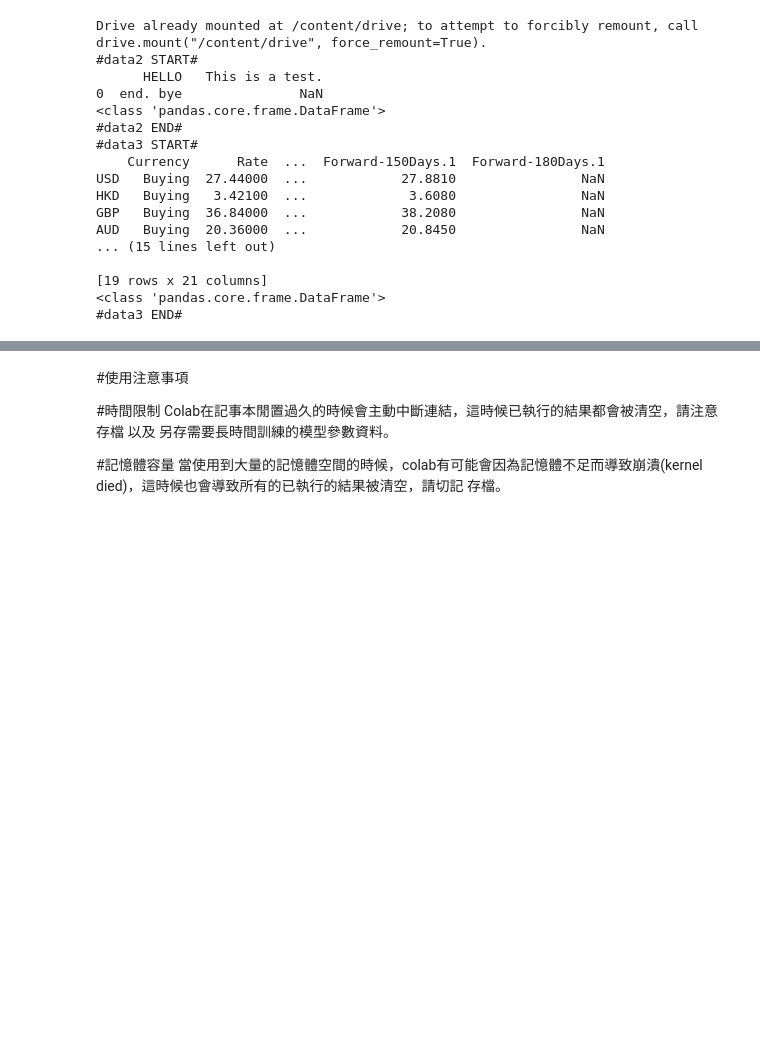
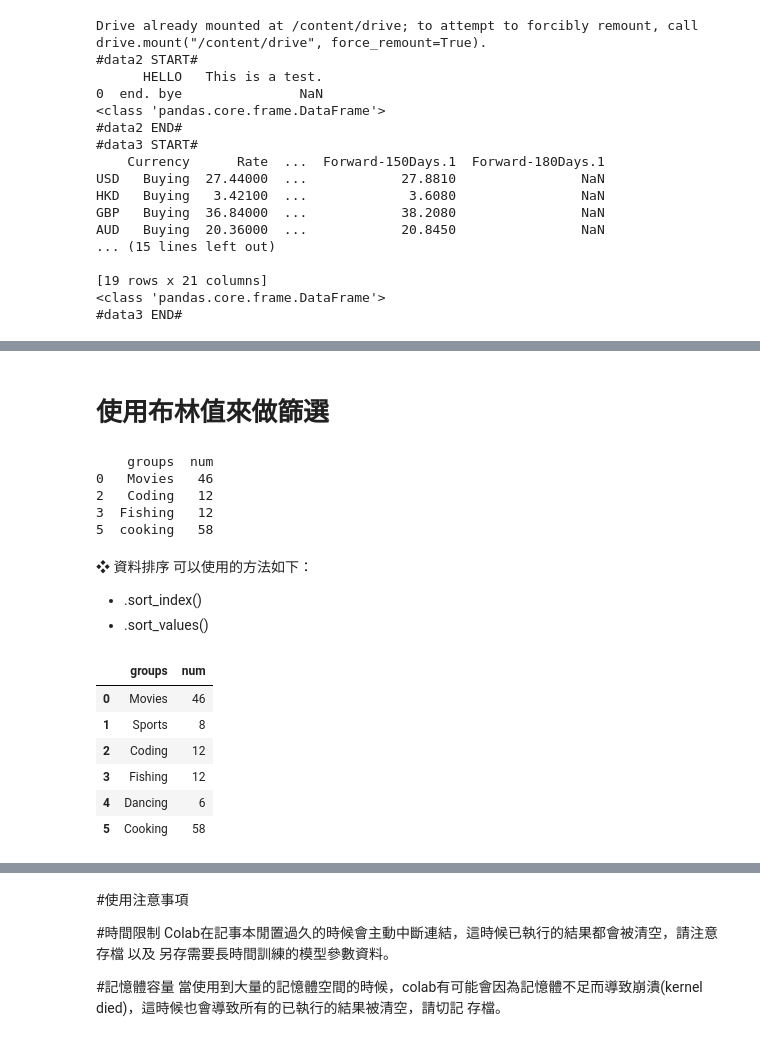
Before and after one commit to Lydia-HMLin118/chihlee_110_IMS, a Jupyter notebook: week_7.ipynb, the cells around one changed output, grey strips where cells are left out. Saved outputs shown, nothing was run; the diff lists cells and outputs as text; code cells hidden in the pictures; blank space fills up the shorter version.

```diff
--- a/week_7.ipynb
+++ b/week_7.ipynb
@@ -181,0 +502,52 @@ AUD   Buying  20.36000  ...            20.8450                NaN
+# %% [markdown]
+# 使用布林值來做篩選
+# %%
+import pandas as pd
+
+groups = ["Movies", "Sports", "Coding", "Fishing", "Dancing", "cooking"]
+num = [46, 8, 12, 12, 6, 58]
+
+dict = {"groups": groups,
+        "num": num
+        }
+
+select_df = pd.DataFrame(dict)
+
+out_df = select_df[select_df.loc[:,"num"] > 10] # 選出人數超過 10 的群組
+print(out_df)
+# %% [output]
+    groups  num
+0   Movies   46
+2   Coding   12
+3  Fishing   12
+5  cooking   58
+# %% [markdown]
+❖ 資料排序
+可以使用的方法如下：
+
+
+
+*   .sort_index()
+*   .sort_values()
+# %%
+import pandas as pd # 引用套件並縮寫為 pd
+
+groups = ["Movies", "Sports", "Coding", "Fishing", "Dancing", "Cooking"]
+num = [46, 8, 12, 12, 6, 58]
+
+dict = {"groups": groups,
+        "num": num
+        }
+
+
+select_df = pd.DataFrame(dict)
+
+select_df.sort_index(axis = 0, ascending = True) # 透過索引值做排序，axis 可以指定第幾欄，ascending 用於設定升冪(ascending)或降密(decending)
+# %% [output]
+|  | groups | num |
+| 0 | Movies | 46 |
+| 1 | Sports | 8 |
+| 2 | Coding | 12 |
+| 3 | Fishing | 12 |
+| 4 | Dancing | 6 |
+| 5 | Cooking | 58 |
```
Also changed, not shown: parts of 25 cells of this notebook.
